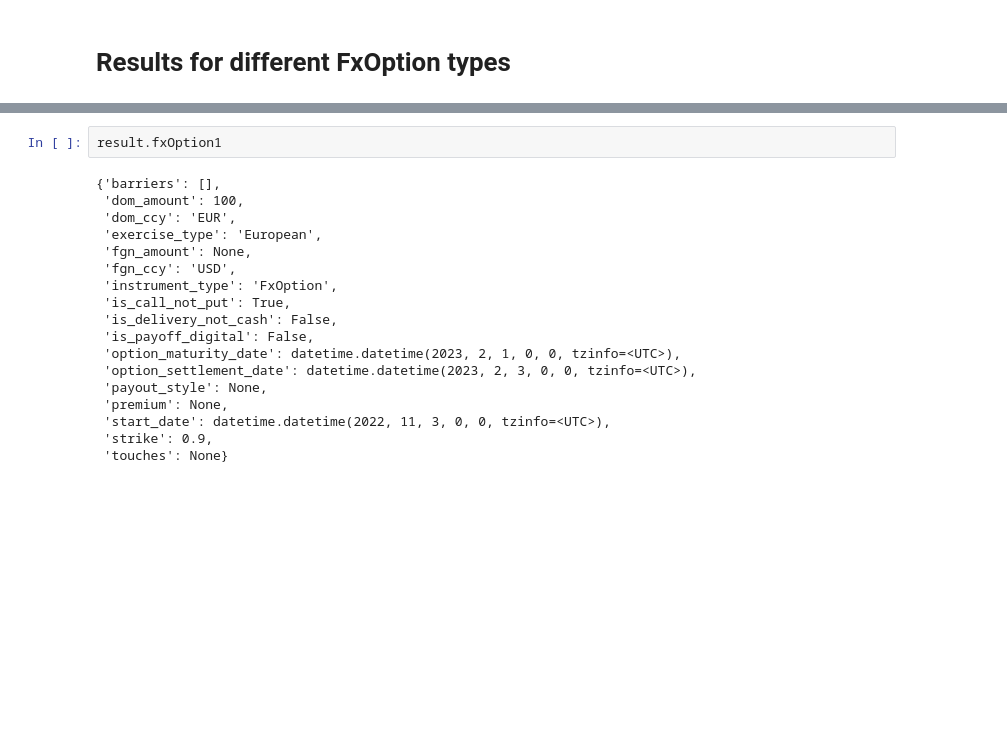
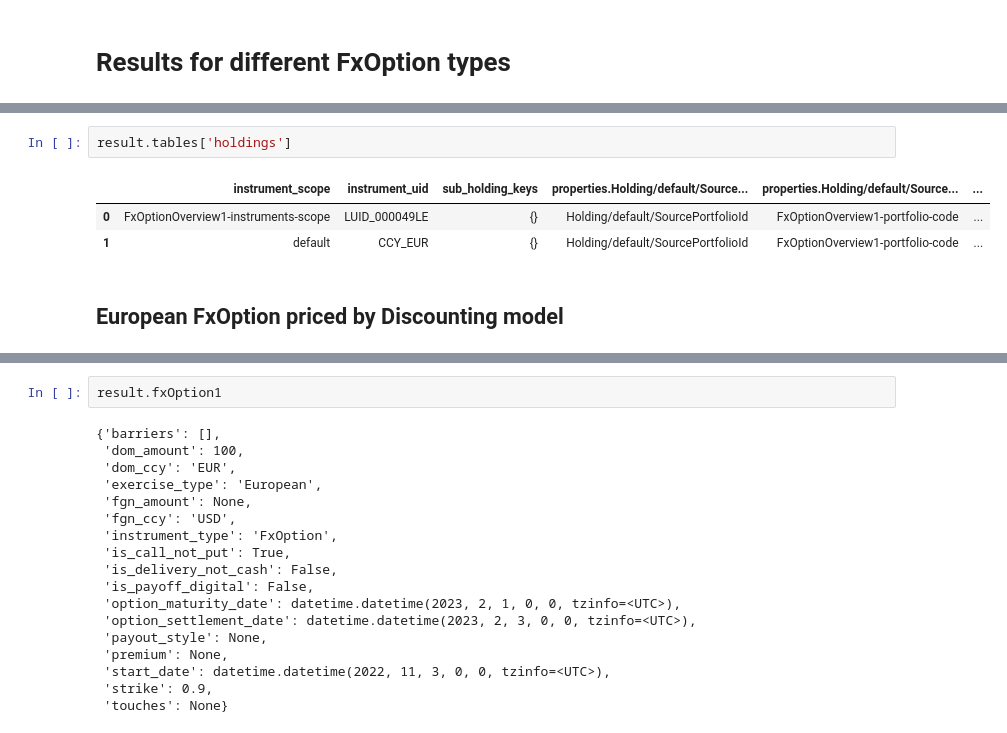
Before and after one commit to zvyagin1/sample-notebooks, a Jupyter notebook: examples/use-cases/instruments/FxOptionsOverviewWithEvents.ipynb, the cells around one changed output, grey strips where cells are left out. Drawn from its saved outputs; the diff is of its cells as text; blank space fills up the shorter version.

```diff
--- a/examples/use-cases/instruments/FxOptionsOverviewWithEvents.ipynb
+++ b/examples/use-cases/instruments/FxOptionsOverviewWithEvents.ipynb
@@ -590,3 +656,11 @@ results = {}
+# %%
+result.tables['holdings']
+# %% [output]
+|  | instrument_scope | instrument_uid | sub_holding_keys | properties.Holding/default/Source... | properties.Holding/default/Source... | ... |
+| 0 | FxOptionOverview1-instruments-scope | LUID_000049LE | {} | Holding/default/SourcePortfolioId | FxOptionOverview1-portfolio-code | ... |
+| 1 | default | CCY_EUR | {} | Holding/default/SourcePortfolioId | FxOptionOverview1-portfolio-code | ... |
+# %% [markdown]
+## European FxOption priced by Discounting model
 # %%
 scenario = 'European FxOption priced by Discounting model'
 result = run(scenario)
```
Also changed, not shown: parts of 32 cells of this notebook.
